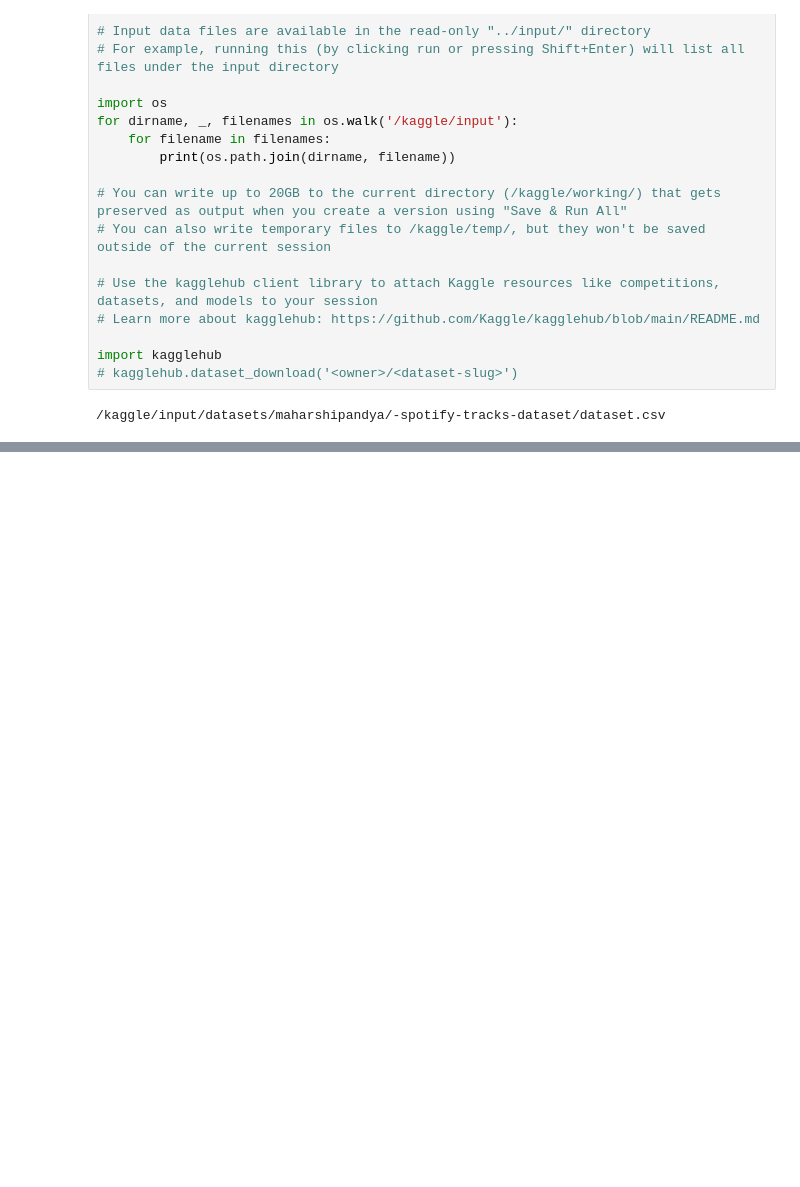
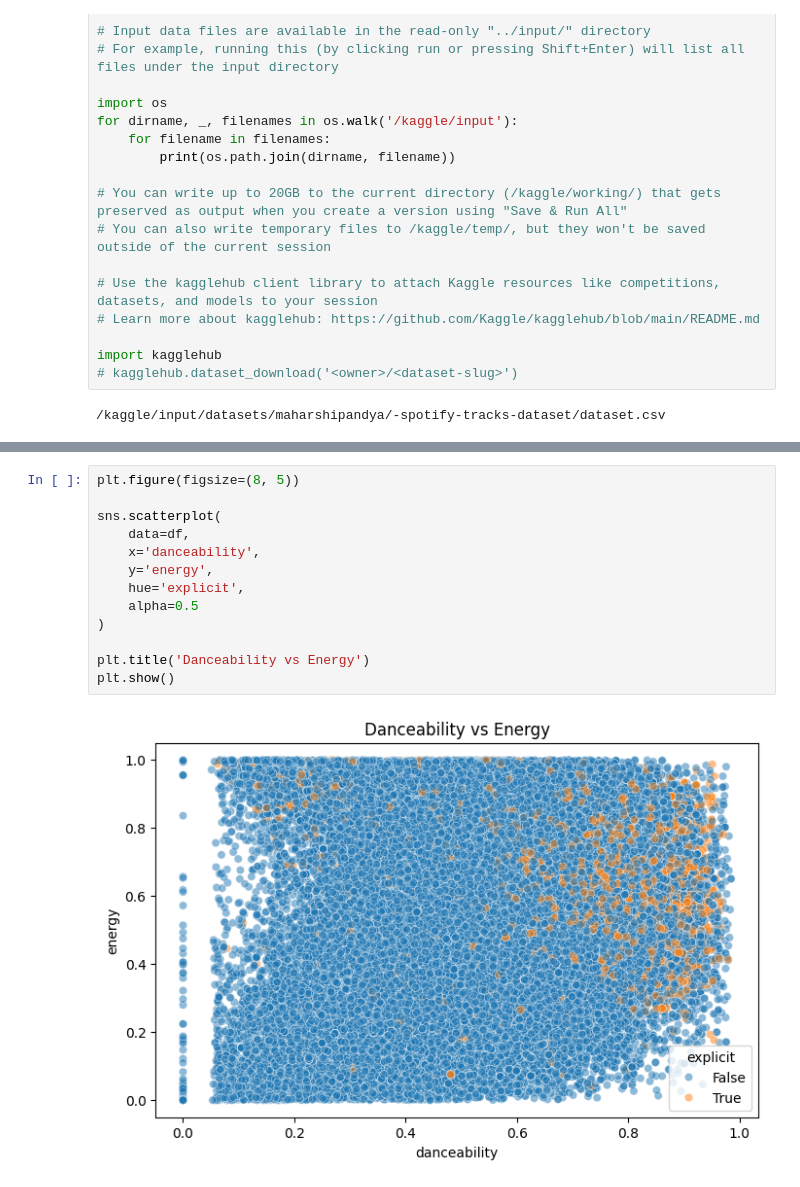
Before and after one commit to shreyakush03/spotify-kaggle-, a Jupyter notebook: spotify.ipynb, the cells around one changed output, grey strips where cells are left out. Cells and saved outputs as stored; diff of their text form; blank space fills up the shorter version.

```diff
--- a/spotify.ipynb
+++ b/spotify.ipynb
@@ -26,0 +119,15 @@ import kagglehub
+# %%
+plt.figure(figsize=(8, 5))
+
+sns.scatterplot(
+    data=df,
+    x='danceability',
+    y='energy',
+    hue='explicit',
+    alpha=0.5
+)
+
+plt.title('Danceability vs Energy')
+plt.show()
+# %% [output]
+[figure, added]
```
Also changed, not shown: parts of 11 cells of this notebook.
